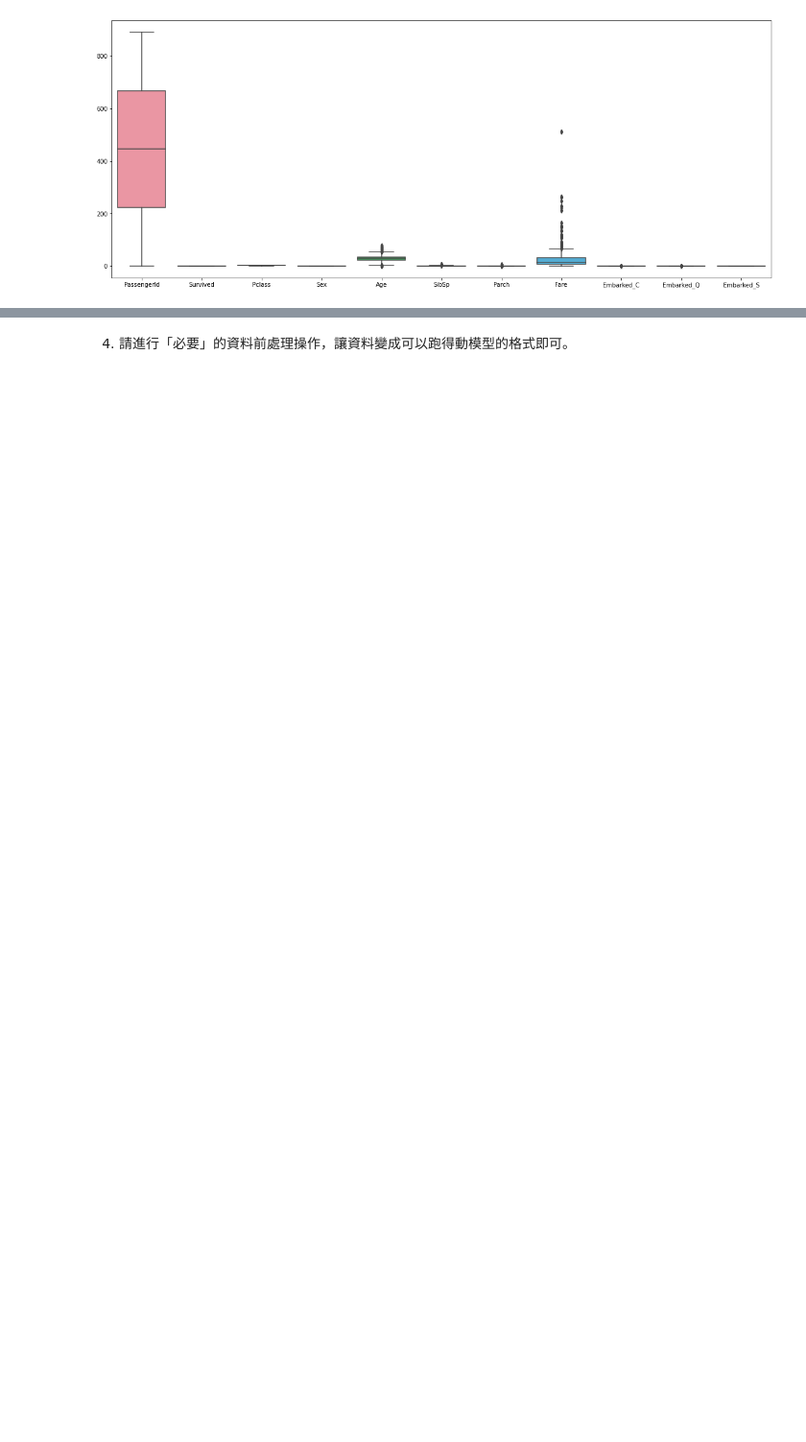
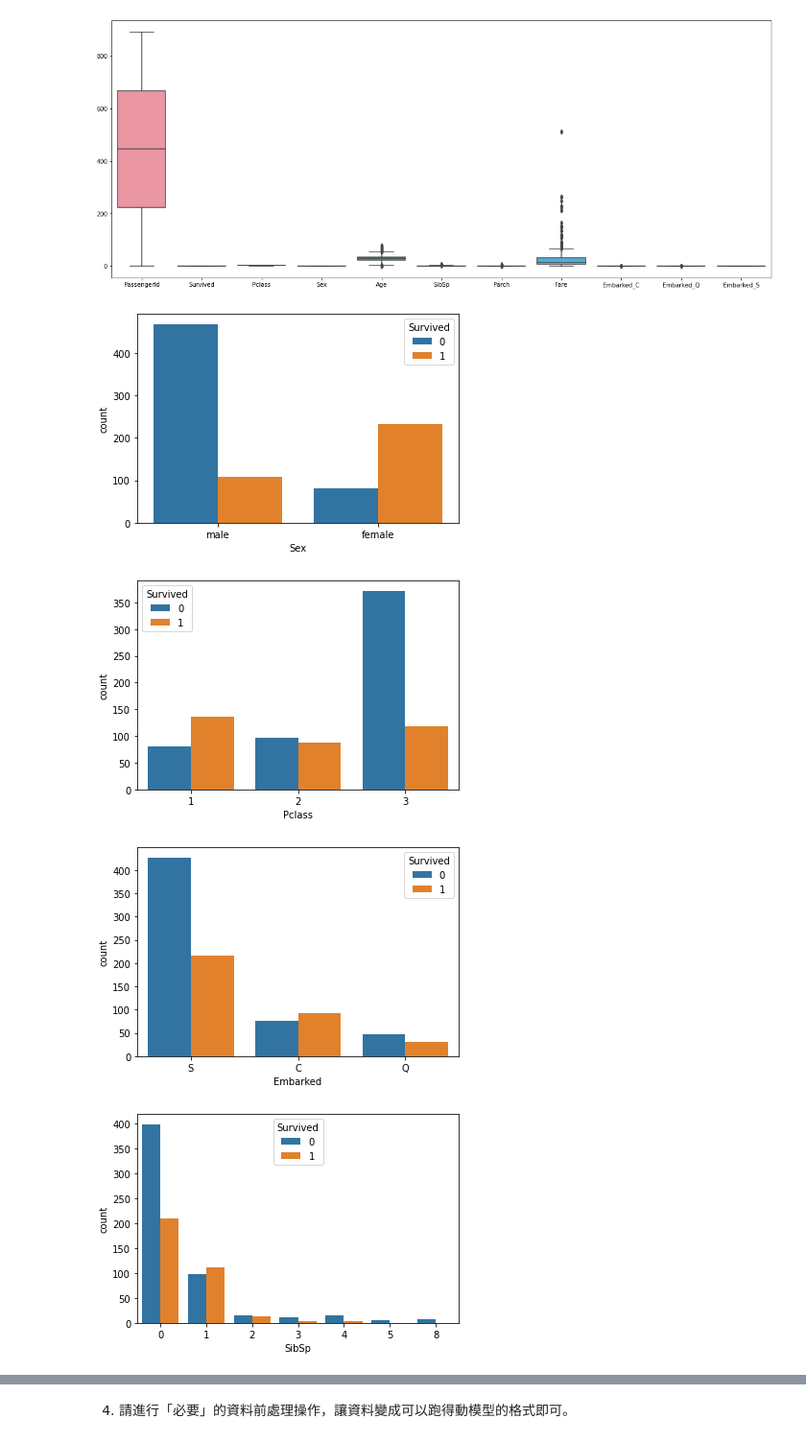
Before and after one commit to ba88052/titanic-analysis, a Jupyter notebook: 專題實作01_鐵達尼號存活分析.ipynb, the cells around one changed output, grey strips where cells are left out. Shown: that part at 96% size. Cells and saved outputs as stored; diff of their text form; code cells hidden in the pictures; blank space fills up the shorter version.

```diff
--- a/專題實作01_鐵達尼號存活分析.ipynb
+++ b/專題實作01_鐵達尼號存活分析.ipynb
@@ -140,3 +101,16 @@ sns.boxplot(data = df_train, width = 0.8)
 plt.show()
 # %% [output]
 [figure]
+# %%
+#長條對比圖 性別
+import matplotlib.pyplot as plt
+import seaborn as sns
+selected_cols = ['Sex','Pclass','Embarked','SibSp','Parch']
+for i in selected_cols:
+  sns.countplot(x=i ,hue='Survived',data=df_train)
+  plt.show()
+# %% [output]
+[figure, added]
+[figure, added]
+[figure, added]
+[figure, added]
```
Also changed, not shown: parts of 32 cells of this notebook.
